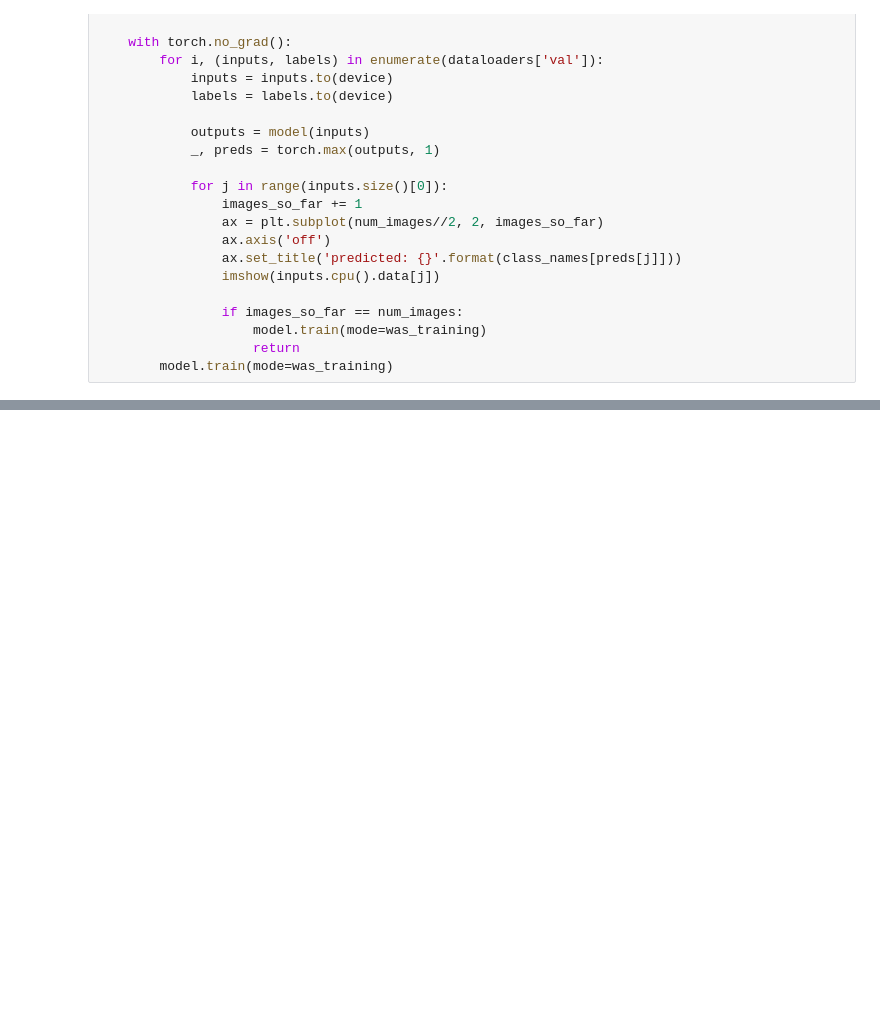
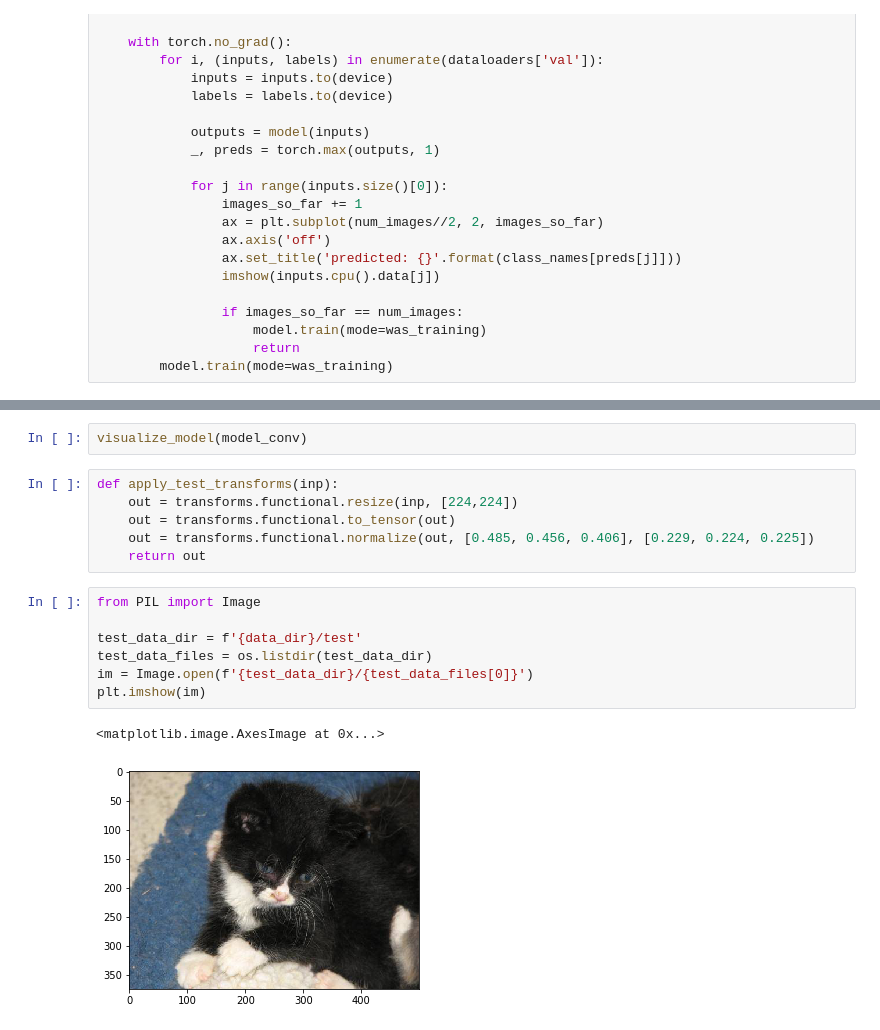
Before and after one commit to wontheone1/cats-dogs-pytorch, a Jupyter notebook: catsanddogs.ipynb, the cells around one changed output, grey strips where cells are left out. Cells and saved outputs as stored; diff of their text form; blank space fills up the shorter version.

```diff
--- a/catsanddogs.ipynb
+++ b/catsanddogs.ipynb
@@ -259,0 +288,18 @@ plt.show()
+# %%
+visualize_model(model_conv)
+# %%
+def apply_test_transforms(inp):
+    out = transforms.functional.resize(inp, [224,224])
+    out = transforms.functional.to_tensor(out)
+    out = transforms.functional.normalize(out, [0.485, 0.456, 0.406], [0.229, 0.224, 0.225])
+    return out
+# %%
+from PIL import Image
+
+test_data_dir = f'{data_dir}/test'
+test_data_files = os.listdir(test_data_dir)
+im = Image.open(f'{test_data_dir}/{test_data_files[0]}')
+plt.imshow(im)
+# %% [output]
+<matplotlib.image.AxesImage at 0x...>
+[figure, added]
```
Also changed, not shown: parts of 27 cells of this notebook, 3 other files.
